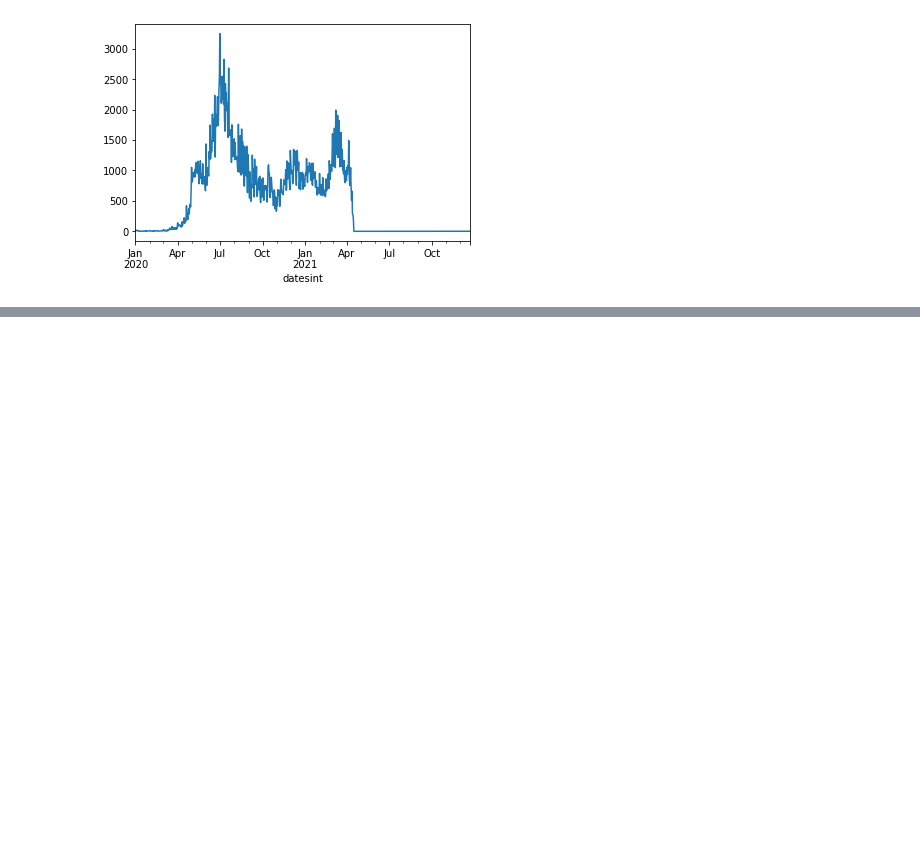
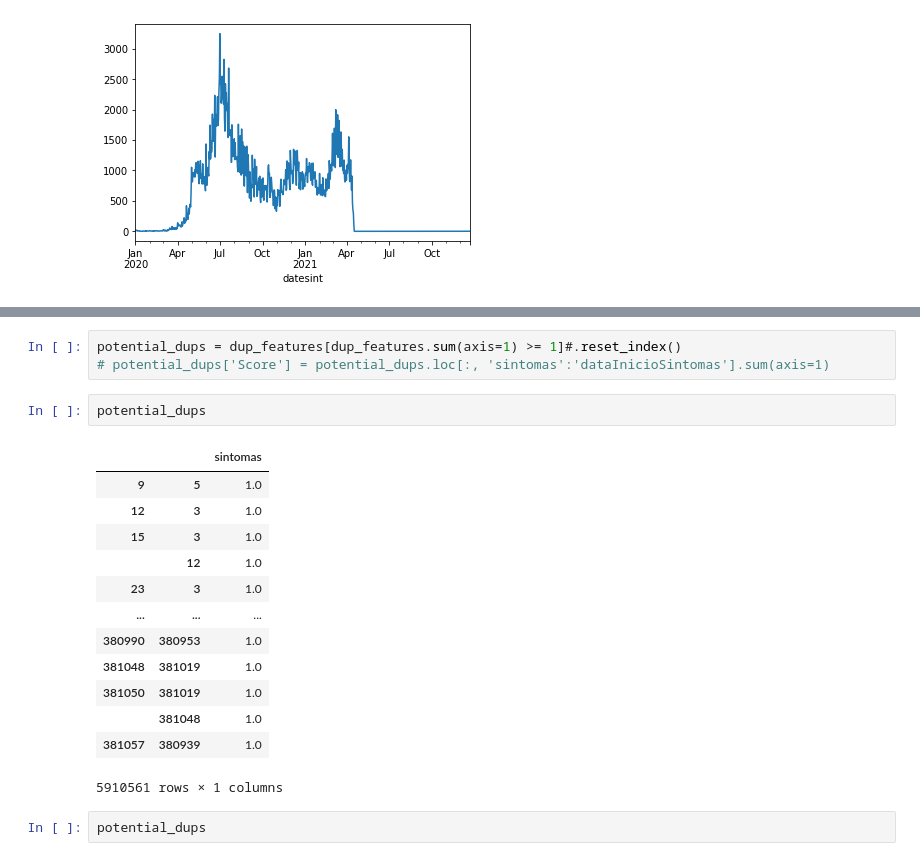
Before and after one commit to AlertaDengue/PySUS, a Jupyter notebook: docs/source/ESUS.ipynb, the cells around one changed output, grey strips where cells are left out. Cells and saved outputs as stored; diff of their text form; blank space fills up the shorter version.

```diff
--- a/docs/source/ESUS.ipynb
+++ b/docs/source/ESUS.ipynb
@@ -42,0 +130,21 @@ df_day.estadoIBGE.plot();
+# %%
+potential_dups = dup_features[dup_features.sum(axis=1) >= 1]#.reset_index()
+# potential_dups['Score'] = potential_dups.loc[:, 'sintomas':'dataInicioSintomas'].sum(axis=1)
+# %%
+potential_dups
+# %% [output]
+|  |  | sintomas |
+| 9 | 5 | 1.0 |
+| 12 | 3 | 1.0 |
+| 15 | 3 | 1.0 |
+|  | 12 | 1.0 |
+| 23 | 3 | 1.0 |
+| ... | ... | ... |
+| 380990 | 380953 | 1.0 |
+| 381048 | 381019 | 1.0 |
+| 381050 | 381019 | 1.0 |
+|  | 381048 | 1.0 |
+| 381057 | 380939 | 1.0 |
+5910561 rows × 1 columns
+# %%
+potential_dups
```
Also changed, not shown: parts of 12 cells of this notebook, 2 other files.
